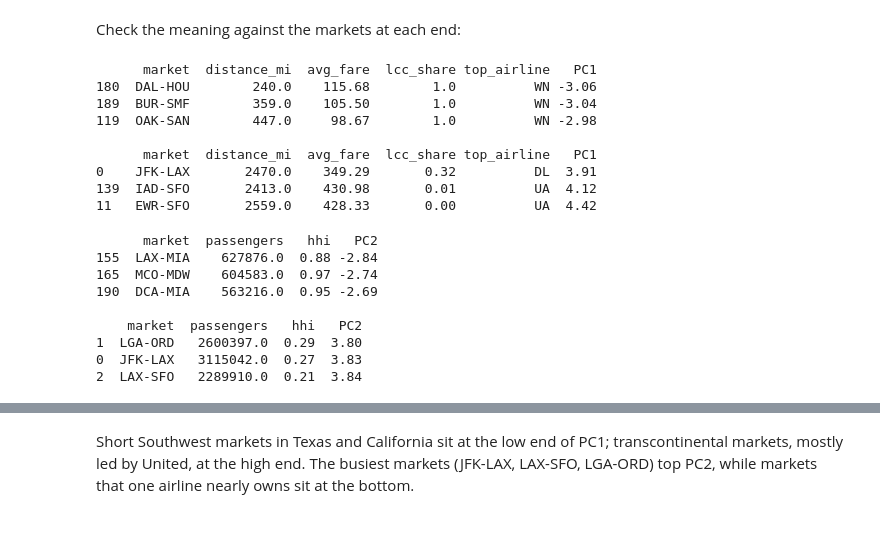
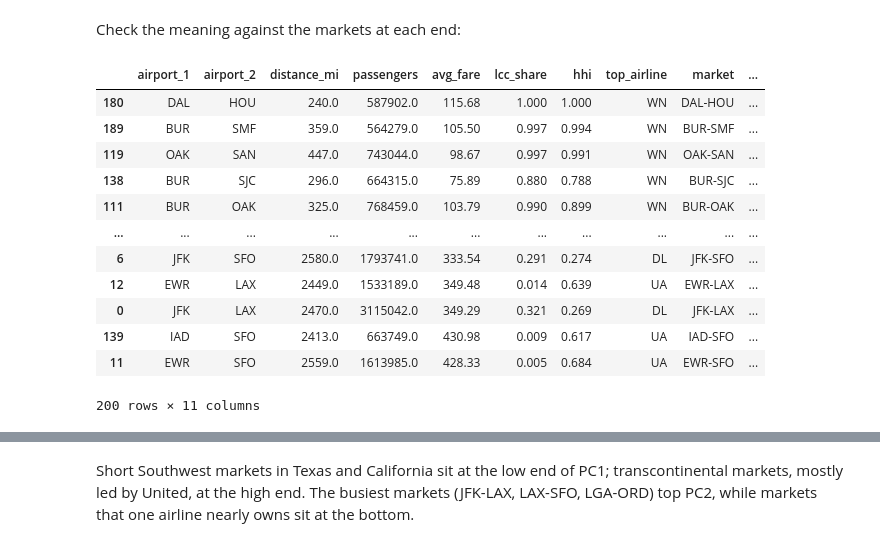
Before and after one commit to kjmobile/lb2, a Jupyter notebook: 11_PCA_Airline_Markets_all.ipynb, the cells around one changed output, grey strips where cells are left out. Saved outputs shown, nothing was run; the diff lists cells and outputs as text; code cells hidden in the pictures.

```diff
--- a/11_PCA_Airline_Markets_all.ipynb
+++ b/11_PCA_Airline_Markets_all.ipynb
@@ -154,31 +154,19 @@ plt.show()
 [figure]
 # %% [markdown]
 Check the meaning against the markets at each end:
-# %%
-cols = ['market', 'distance_mi', 'avg_fare', 'lcc_share', 'top_airline', 'PC1']
-print(routes.sort_values('PC1')[cols].head(3).round(2), '\n')     # lowest PC1
-print(routes.sort_values('PC1')[cols].tail(3).round(2))             # highest PC1
-# %% [output]
-      market  distance_mi  avg_fare  lcc_share top_airline   PC1
-180  DAL-HOU        240.0    115.68        1.0          WN -3.06
-189  BUR-SMF        359.0    105.50        1.0          WN -3.04
-119  OAK-SAN        447.0     98.67        1.0          WN -2.98
-
-      market  distance_mi  avg_fare  lcc_share top_airline   PC1
-0    JFK-LAX       2470.0    349.29       0.32          DL  3.91
-139  IAD-SFO       2413.0    430.98       0.01          UA  4.12
-11   EWR-SFO       2559.0    428.33       0.00          UA  4.42
-# %%
-cols = ['market', 'passengers', 'hhi', 'PC2']
-print(routes.sort_values('PC2')[cols].head(3).round(2), '\n')     # lowest PC2
-print(routes.sort_values('PC2')[cols].tail(3).round(2))             # highest PC2
-# %% [output]
-      market  passengers   hhi   PC2
-155  LAX-MIA    627876.0  0.88 -2.84
-165  MCO-MDW    604583.0  0.97 -2.74
-190  DCA-MIA    563216.0  0.95 -2.69
-
-    market  passengers   hhi   PC2
-1  LGA-ORD   2600397.0  0.29  3.80
-0  JFK-LAX   3115042.0  0.27  3.83
-2  LAX-SFO   2289910.0  0.21  3.84
+# %%
+routes.sort_values('PC1')     # lowest PC1 at the top, highest at the bottom
+# %% [output]
+|  | airport_1 | airport_2 | distance_mi | passengers | avg_fare | lcc_share | hhi | top_airline | market | ... |
+| 180 | DAL | HOU | 240.0 | 587902.0 | 115.68 | 1.000 | 1.000 | WN | DAL-HOU | ... |
+| 189 | BUR | SMF | 359.0 | 564279.0 | 105.50 | 0.997 | 0.994 | WN | BUR-SMF | ... |
+| 119 | OAK | SAN | 447.0 | 743044.0 | 98.67 | 0.997 | 0.991 | WN | OAK-SAN | ... |
+| 138 | BUR | SJC | 296.0 | 664315.0 | 75.89 | 0.880 | 0.788 | WN | BUR-SJC | ... |
+| 111 | BUR | OAK | 325.0 | 768459.0 | 103.79 | 0.990 | 0.899 | WN | BUR-OAK | ... |
+| ... | ... | ... | ... | ... | ... | ... | ... | ... | ... | ... |
+| 6 | JFK | SFO | 2580.0 | 1793741.0 | 333.54 | 0.291 | 0.274 | DL | JFK-SFO | ... |
+| 12 | EWR | LAX | 2449.0 | 1533189.0 | 349.48 | 0.014 | 0.639 | UA | EWR-LAX | ... |
+| 0 | JFK | LAX | 2470.0 | 3115042.0 | 349.29 | 0.321 | 0.269 | DL | JFK-LAX | ... |
+| 139 | IAD | SFO | 2413.0 | 663749.0 | 430.98 | 0.009 | 0.617 | UA | IAD-SFO | ... |
+| 11 | EWR | SFO | 2559.0 | 1613985.0 | 428.33 | 0.005 | 0.684 | UA | EWR-SFO | ... |
+200 rows × 11 columns
```
Also changed, not shown: parts of 1 cell of this notebook, 3 other files.
